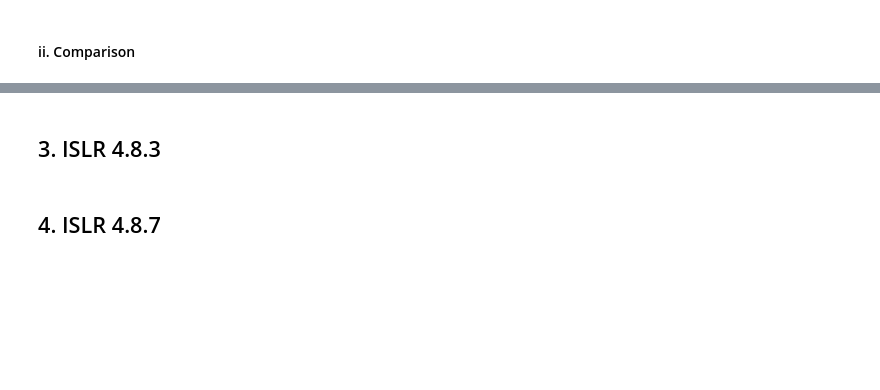
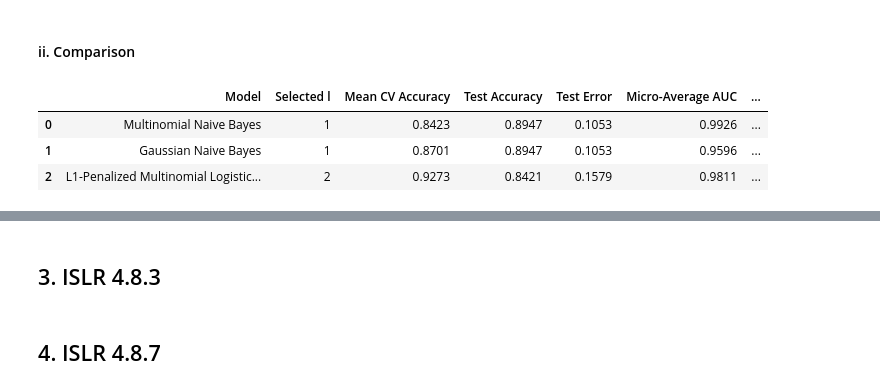
Before and after one commit to manvsatish/dsci-552-hw-4, a Jupyter notebook: notebook/Satish_Manvika_HW4.ipynb, the cells around one changed output, grey strips where cells are left out. Cells and saved outputs as stored; diff of their text form; code cells hidden in the pictures; blank space fills up the shorter version.

Commit message:
Complete multiclass classification analysis

```diff
--- a/notebook/Satish_Manvika_HW4.ipynb
+++ b/notebook/Satish_Manvika_HW4.ipynb
@@ -1366,2 +1534,24 @@ Cross-validation selected $l=1$ for both Naive Bayes classifiers. Gaussian Naive
 # %% [markdown]
 #### ii. Comparison
+# %%
+#comparing the selected multinomial logistic-regression and Naive Bayes classifiers using validation and test performance
+multiclass_model_comparison = pd.DataFrame(
+    {
+        "Model": ["L1-Penalized Multinomial Logistic Regression", "Gaussian Naive Bayes", "Multinomial Naive Bayes",],
+        "Selected l": [best_multiclass_l, best_gaussian_nb_l, best_multinomial_nb_l,],
+        "Mean CV Accuracy": [best_multiclass_cv_accuracy, best_gaussian_nb_cv_accuracy, best_multinomial_nb_cv_accuracy,],
+        "Test Accuracy": [multiclass_test_accuracy, gaussian_test_results["accuracy"], multinomial_test_results["accuracy"],],
+        "Test Error": [multiclass_test_error, gaussian_test_results["error"], multinomial_test_results["error"],],
+        "Micro-Average AUC": [micro_auc, gaussian_test_results["micro_auc"], multinomial_test_results["micro_auc"],],
+        "Macro-Average AUC": [multiclass_macro_auc, gaussian_test_results["macro_auc"],multinomial_test_results["macro_auc"],],
+    }
+)
+
+#table from lowest to highest
+multiclass_model_comparison = (multiclass_model_comparison.sort_values(by=["Test Error","Macro-Average AUC",], ascending=[True,False,],).reset_index(drop=True))
+display(multiclass_model_comparison.round(4))
+# %% [output]
+|  | Model | Selected l | Mean CV Accuracy | Test Accuracy | Test Error | Micro-Average AUC | ... |
+| 0 | Multinomial Naive Bayes | 1 | 0.8423 | 0.8947 | 0.1053 | 0.9926 | ... |
+| 1 | Gaussian Naive Bayes | 1 | 0.8701 | 0.8947 | 0.1053 | 0.9596 | ... |
+| 2 | L1-Penalized Multinomial Logistic... | 2 | 0.9273 | 0.8421 | 0.1579 | 0.9811 | ... |
```
Also changed, not shown: parts of 4 cells of this notebook.
